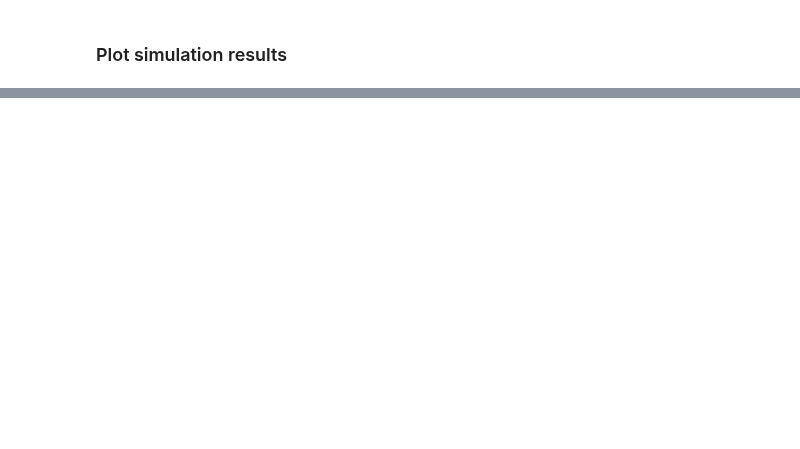
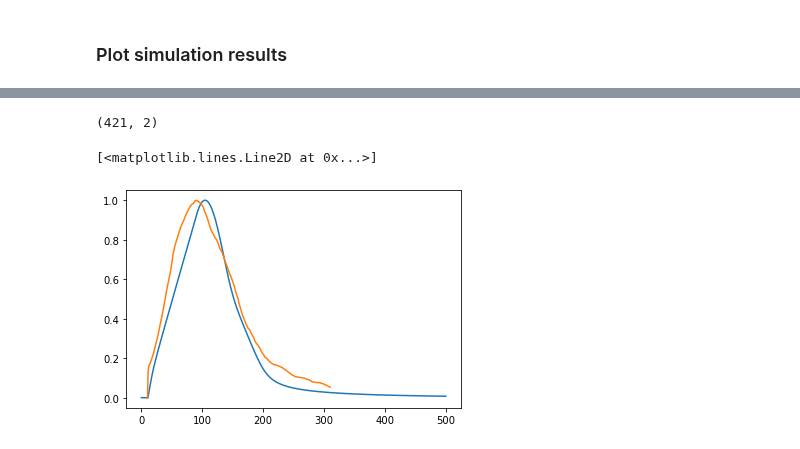
Before and after one commit to huskeypm/tutorials, a Jupyter notebook: systemsbio/minimal.ipynb, the cells around one changed output, grey strips where cells are left out. Cells and saved outputs as stored; diff of their text form; code cells hidden in the pictures; blank space fills up the shorter version.

```diff
--- a/systemsbio/minimal.ipynb
+++ b/systemsbio/minimal.ipynb
@@ -133,0 +189,24 @@ Text(0,0.5,'Ca')
+# %%
+data = np.loadtxt("/Users/huskeypm/Downloads/B12.csv",skiprows=1, delimiter=',')
+print( np.shape(data) )
+frInit = 120
+dts = data[frInit:,0]  # 400 sec
+dts -= (frInit-10)
+
+
+
+dcas = data[frInit:,1]
+dcas-= np.min(dcas)
+dcas/= np.max(dcas)
+# %% [output]
+(421, 2)
+# %%
+ncas = cas - np.min(cas)
+ncas = ncas/np.max(ncas)
+#ncas = cas
+plt.plot(ts,ncas)
+
+plt.plot(dts,dcas)
+# %% [output]
+[<matplotlib.lines.Line2D at 0x...>]
+[figure, added]
```
Also changed, not shown: parts of 15 cells of this notebook, 1 other file.
